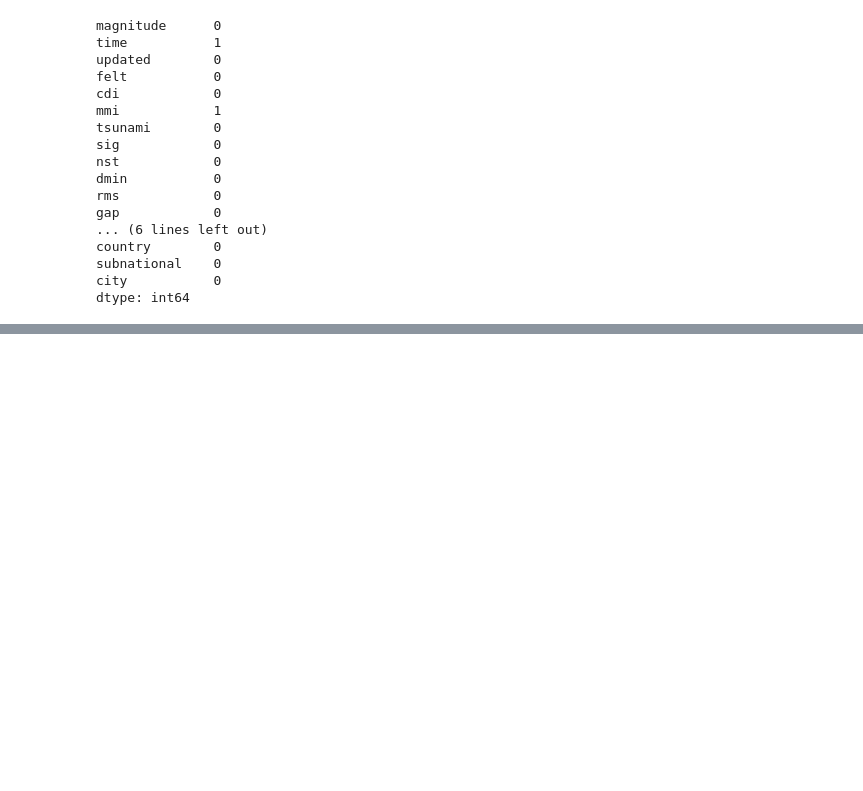
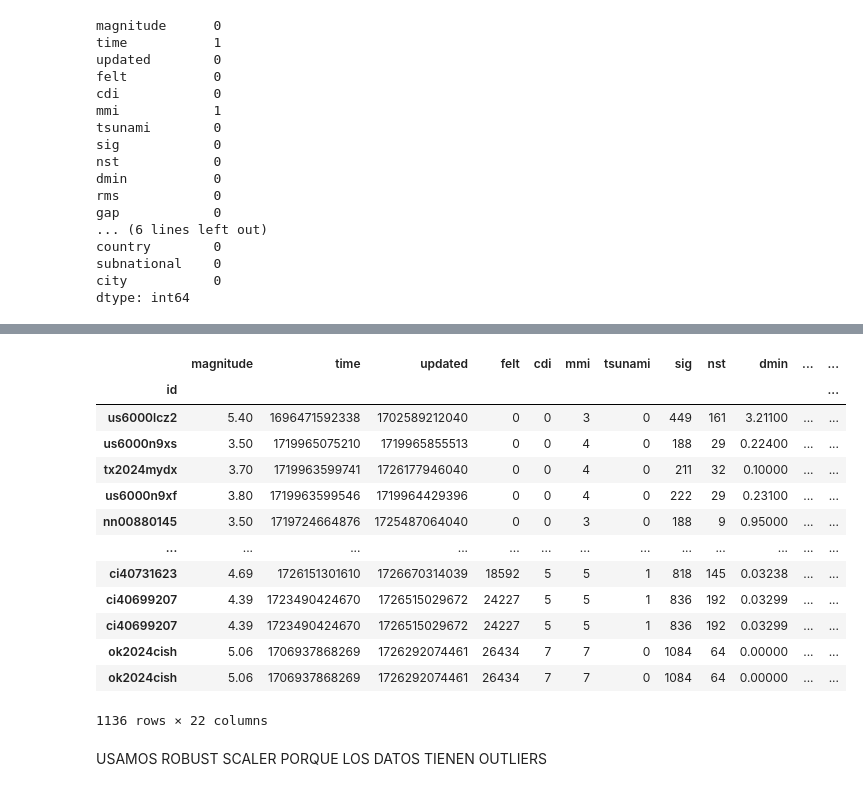
Before and after one commit to Mariogarber/Kaggle, a Jupyter notebook: earthquake_prediction/preprocessing.IPYNB, the cells around one changed output, grey strips where cells are left out. Saved outputs shown, nothing was run; the diff lists cells and outputs as text; code cells hidden in the pictures; blank space fills up the shorter version.

Commit message:
Preprocess finished. Data scaled by Robust Scaler. Outliers not deleted, but 1 value deleted because "felt" feature value was to high.

```diff
--- a/earthquake_prediction/preprocessing.IPYNB
+++ b/earthquake_prediction/preprocessing.IPYNB
@@ -318,0 +426,23 @@ dtype: float64
+# %%
+data = data.sort_values(ascending=True, by="felt")
+
+data = data.iloc[:-1]
+
+data
+# %% [output]
+|  | magnitude | time | updated | felt | cdi | mmi | tsunami | sig | nst | dmin | ... | ... |
+| id |  |  |  |  |  |  |  |  |  |  |  | ... |
+| us6000lcz2 | 5.40 | 1696471592338 | 1702589212040 | 0 | 0 | 3 | 0 | 449 | 161 | 3.21100 | ... | ... |
+| us6000n9xs | 3.50 | 1719965075210 | 1719965855513 | 0 | 0 | 4 | 0 | 188 | 29 | 0.22400 | ... | ... |
+| tx2024mydx | 3.70 | 1719963599741 | 1726177946040 | 0 | 0 | 4 | 0 | 211 | 32 | 0.10000 | ... | ... |
+| us6000n9xf | 3.80 | 1719963599546 | 1719964429396 | 0 | 0 | 4 | 0 | 222 | 29 | 0.23100 | ... | ... |
+| nn00880145 | 3.50 | 1719724664876 | 1725487064040 | 0 | 0 | 3 | 0 | 188 | 9 | 0.95000 | ... | ... |
+| ... | ... | ... | ... | ... | ... | ... | ... | ... | ... | ... | ... | ... |
+| ci40731623 | 4.69 | 1726151301610 | 1726670314039 | 18592 | 5 | 5 | 1 | 818 | 145 | 0.03238 | ... | ... |
+| ci40699207 | 4.39 | 1723490424670 | 1726515029672 | 24227 | 5 | 5 | 1 | 836 | 192 | 0.03299 | ... | ... |
+| ci40699207 | 4.39 | 1723490424670 | 1726515029672 | 24227 | 5 | 5 | 1 | 836 | 192 | 0.03299 | ... | ... |
+| ok2024cish | 5.06 | 1706937868269 | 1726292074461 | 26434 | 7 | 7 | 0 | 1084 | 64 | 0.00000 | ... | ... |
+| ok2024cish | 5.06 | 1706937868269 | 1726292074461 | 26434 | 7 | 7 | 0 | 1084 | 64 | 0.00000 | ... | ... |
+1136 rows × 22 columns
+# %% [markdown]
+USAMOS ROBUST SCALER PORQUE LOS DATOS TIENEN OUTLIERS
```
Also changed, not shown: parts of 18 cells of this notebook, 1 other file.
